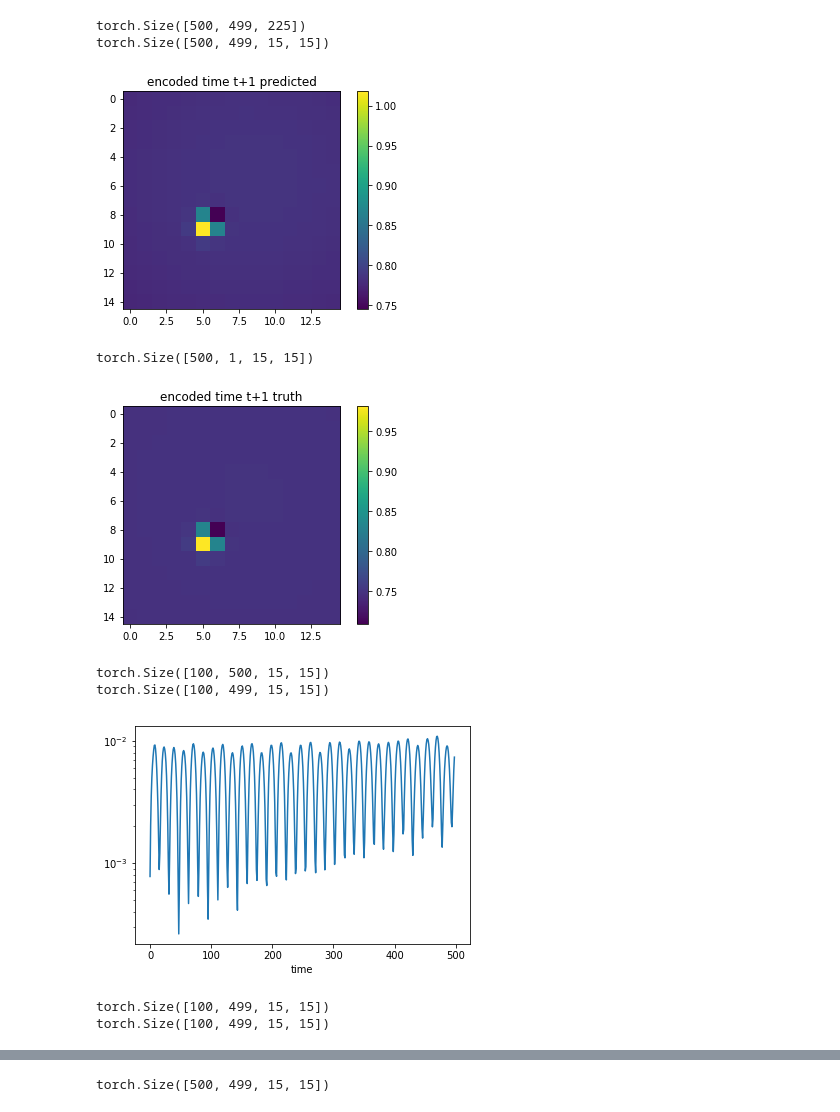
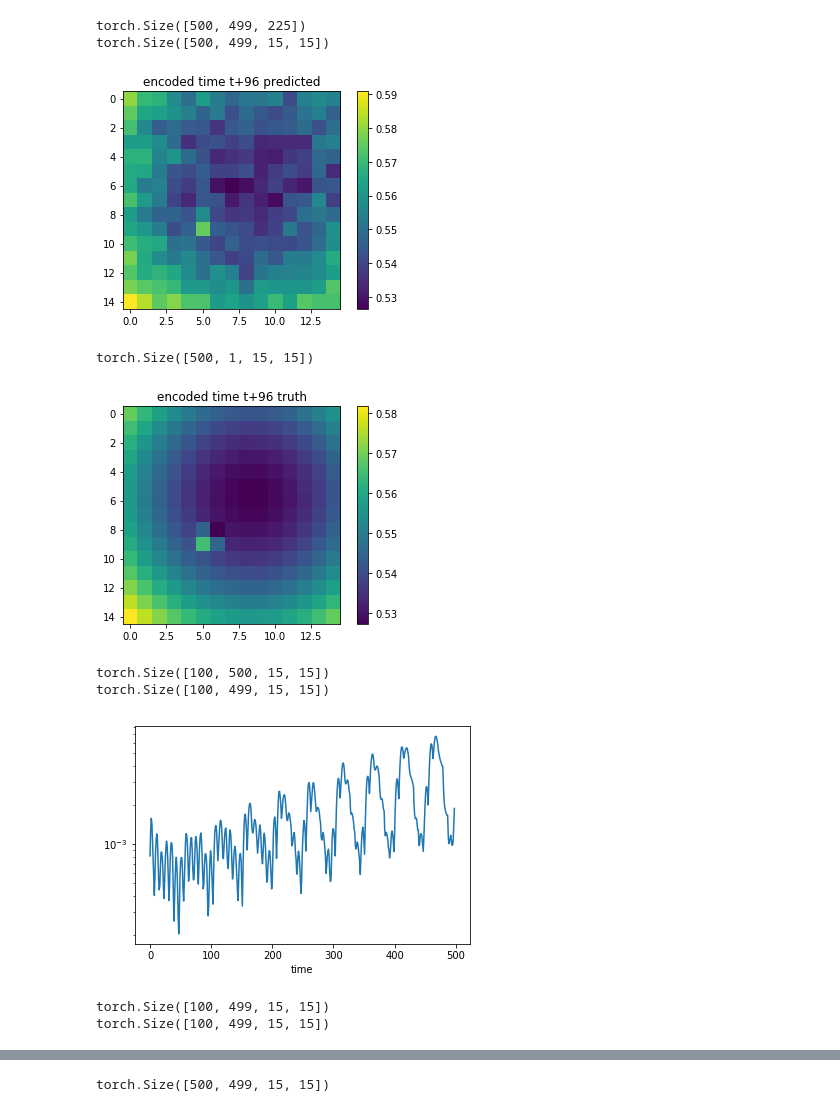
Before and after one commit to KatieJ16/Time_Space_multiscale, a Jupyter notebook: scripts/MrCAE_toy1_add_time.ipynb, the cells around one changed output, grey strips where cells are left out. Drawn from its saved outputs; the diff is of its cells as text; code cells hidden in the pictures.

```diff
--- a/scripts/MrCAE_toy1_add_time.ipynb
+++ b/scripts/MrCAE_toy1_add_time.ipynb
@@ -238,8 +332,10 @@ val_encoded = torch.zeros((len(val_data), n_timesteps, 15,15))
 data = torch.tensor(train_data).unsqueeze(2).float()
 
 val_data_layer0 = torch.zeros((len(val_data), n_timesteps, 31,31))
+train_data_layer0 = torch.zeros((len(train_data), n_timesteps, 31,31))
 for i in tqdm(range(len(train_data))):
     data_this = obtain_data_at_current_level(data[i], 0,3)
+    train_data_layer0[i] = data_this[:,0]
     encoded = encode(model, data_this, 0)
     train_encoded[i] = encoded[:,0]
 
@@ -263,7 +359,7 @@ plt.plot(train_encoded[0,:,0,0].cpu().detach().numpy())
 print("inside train_one_timestep")
 i=None
 j=None
-step_size = 4
+step_size = 8
 dt=1
 n_forward = 5
 arch = [225, 225*2, 225*2, 225*2, 225]
@@ -280,8 +376,8 @@ print('create model {} ...'.format(model_name))
 model = tnet.ResNet(arch=arch, dt=dt, step_size=step_size)
 
 # # training
-# model.train_net(dataset, max_epoch=30000, batch_size=batch_size, lr=lr,
-#             model_path=os.path.join(model_path, model_name))
+model.train_net(dataset, max_epoch=30000, batch_size=batch_size, lr=lr,
+            model_path=os.path.join(model_path, model_name))
 
 # # try: #if we already have a model saved
 # #     if make_new:
@@ -353,11 +464,12 @@ for model in tqdm(models_time):
 #     end = time.time()
 #     times.append(end - start)
     preds_mse.append(criterion(torch.tensor(val_encoded[:, 1:, :]).flatten(start_dim=2).float(), y_preds).mean(-1))
-    for i in range(1):
+    for i in [1,140]:#range(1):
+
+        plt.plot(test_data[1, 1:, i].detach().numpy(),label="Truth")
         plt.plot(y_preds[1,:,i], label="predicted")
-        plt.plot(test_data[1, 1:, i].detach().numpy(),label="Truth")
         x = y_preds[1,::model.step_size,i]
-
+        plt.show()
 #         plt.plot(np.arange(len(x))*model.step_size,x, '.k')
 #     plt.xlim([0,200])
     plt.legend()
@@ -431,36 +534,36 @@ torch.Size([500, 15, 15])
 torch.Size([500, 499, 225])
 torch.Size([500, 499, 15, 15])
 # %%
-plt.imshow(encoded_t1_val[0,0])
+plt.imshow(encoded_t1_val[0,96])#, vmin=0.4, vmax=0.6)
 plt.colorbar()
-plt.title("encoded time t+1 predicted")
+plt.title("encoded time t+96 predicted")
 plt.show()
 
 print(encoded.shape)
-plt.imshow(val_encoded[0,1].cpu().detach().numpy())
-plt.title("encoded time t+1 truth")
+plt.imshow(val_encoded[0,97].cpu().detach().numpy())#, vmin=0.4, vmax=0.6)
+plt.title("encoded time t+96 truth")
 plt.colorbar()
 plt.show()
 
 print(torch.reshape(val_encoded, (100,500,15,15)).shape)
 print(encoded_t1_val.shape)
 mse = np.mean(((torch.reshape(val_encoded, (100,500,15,15))[:,1:] - encoded_t1_val)**2).cpu().detach().numpy(), axis=(0,2,3))
 plt.xlabel("time")
 plt.semilogy(mse)
 plt.show()
 
 print(torch.reshape(val_encoded, (100,500,15,15))[:,1:].shape)
 print(encoded_t1_val.shape)
 mse = np.mean(((torch.reshape(val_encoded, (100,500,15,15))[:,1:] - encoded_t1_val)**2).cpu().detach().numpy(), axis=(0,1))
 plt.imshow(mse)
 plt.colorbar()
 plt.show()
 # %% [output]
-[figure, old version]
+[figure, new version]
 torch.Size([500, 1, 15, 15])
-[figure, old version]
+[figure, new version]
 torch.Size([100, 500, 15, 15])
 torch.Size([100, 499, 15, 15])
-[figure, old version]
+[figure, new version]
 torch.Size([100, 499, 15, 15])
 torch.Size([100, 499, 15, 15])
```
Also changed, not shown: parts of 35 cells of this notebook, 1 other file.
